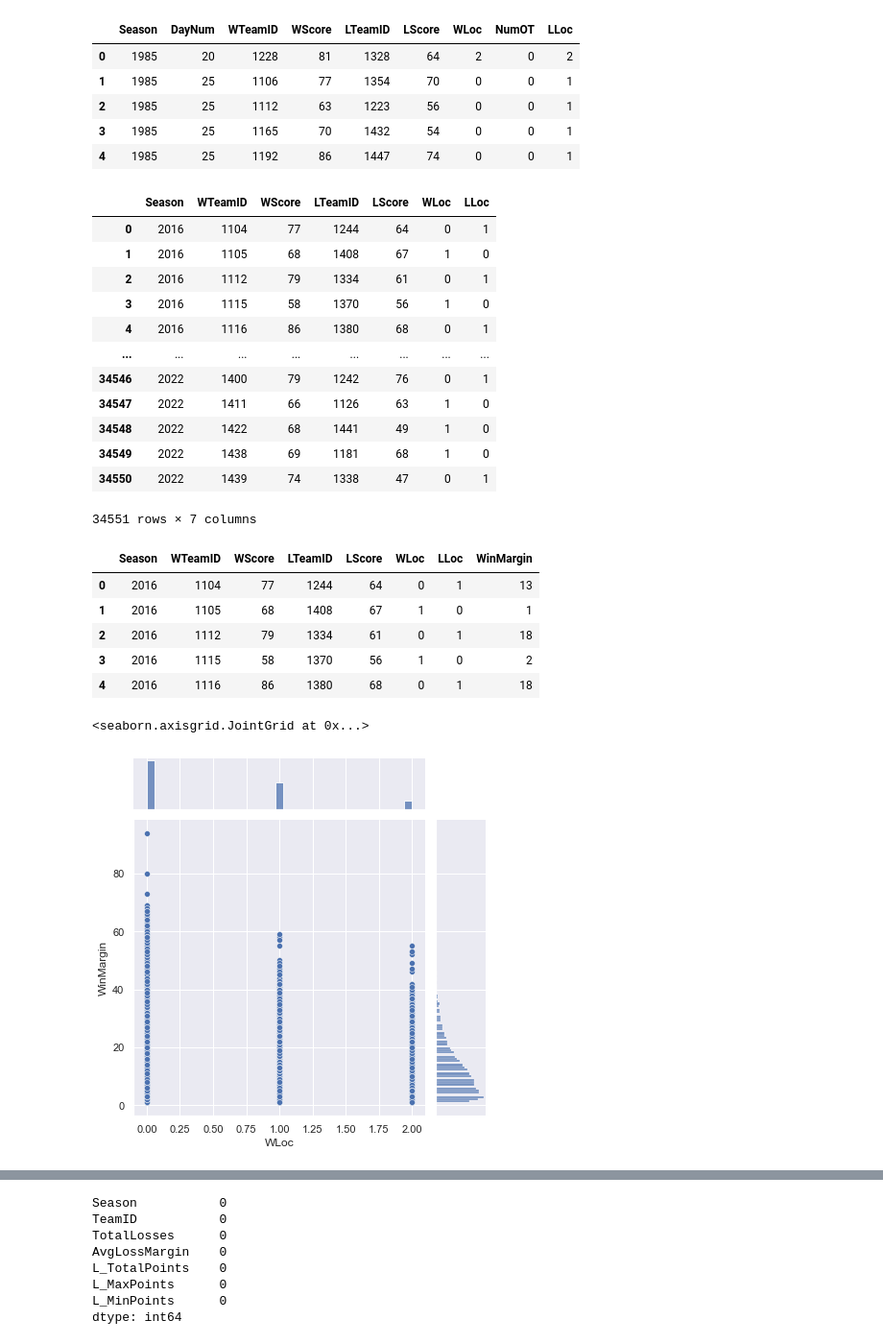
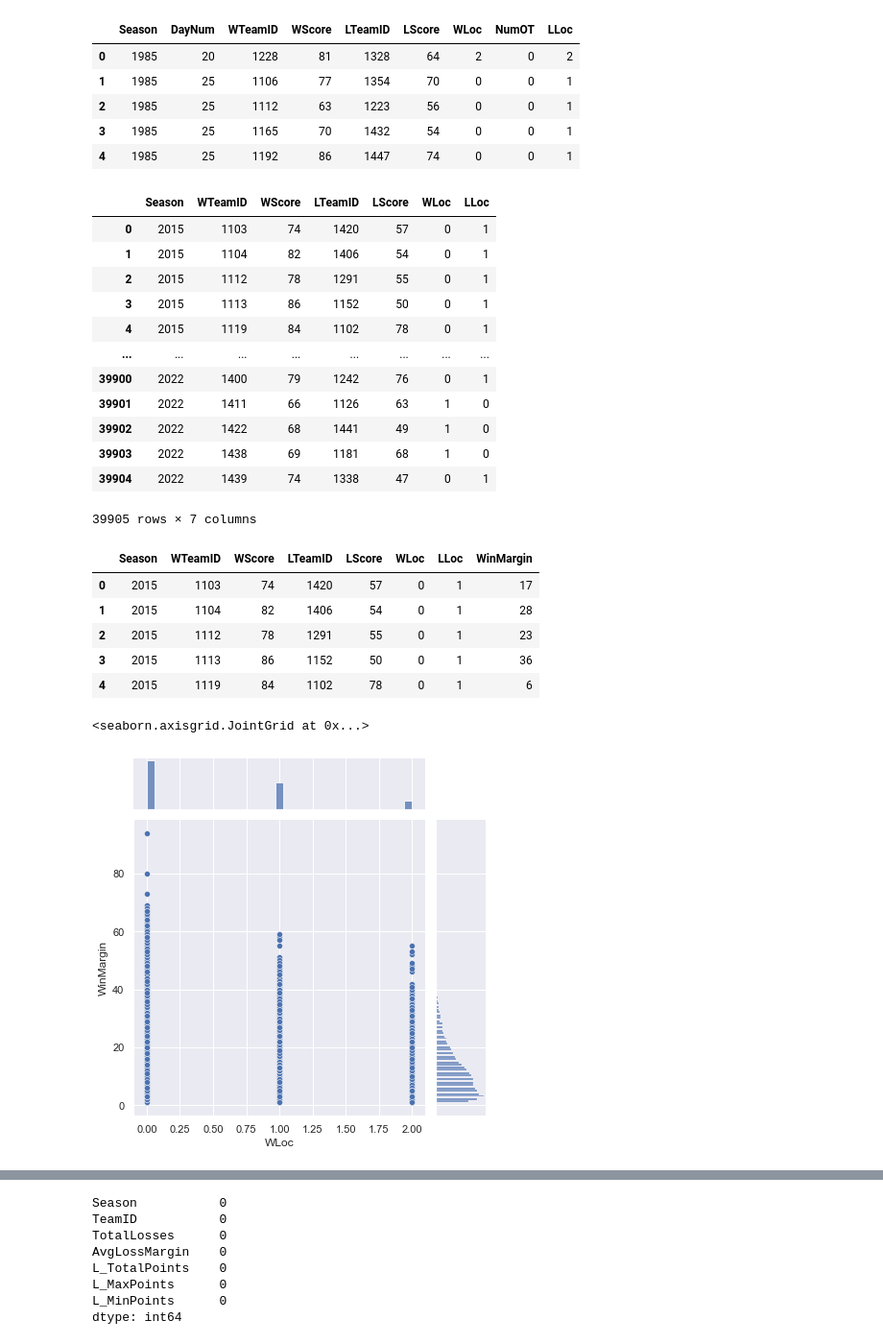
Before and after one commit to Spencer-Duncan/EECE-397B, a Jupyter notebook: Final Project/main.ipynb, the cells around one changed output, grey strips where cells are left out. Shown at 96% size. Cells and saved outputs as stored; diff of their text form; code cells hidden in the pictures.

```diff
--- a/Final Project/main.ipynb
+++ b/Final Project/main.ipynb
@@ -96,41 +96,41 @@ RSCR.head()
 # %%
 RSCR['NumOT'].value_counts()
 # This happens irregularly so is likely insignificant to the data results.
 # We can drop it
 RSCR.drop(['NumOT', 'DayNum'], axis=1, inplace=True)
-RSCR = RSCR[RSCR['Season'] >= 2016].reset_index(drop = True)
+RSCR = RSCR[RSCR['Season'] >= 2015].reset_index(drop = True)
 RSCR
 # %% [output]
 |  | Season | WTeamID | WScore | LTeamID | LScore | WLoc | LLoc |
-| 0 | 2016 | 1104 | 77 | 1244 | 64 | 0 | 1 |
-| 1 | 2016 | 1105 | 68 | 1408 | 67 | 1 | 0 |
-| 2 | 2016 | 1112 | 79 | 1334 | 61 | 0 | 1 |
-| 3 | 2016 | 1115 | 58 | 1370 | 56 | 1 | 0 |
-| 4 | 2016 | 1116 | 86 | 1380 | 68 | 0 | 1 |
+| 0 | 2015 | 1103 | 74 | 1420 | 57 | 0 | 1 |
+| 1 | 2015 | 1104 | 82 | 1406 | 54 | 0 | 1 |
+| 2 | 2015 | 1112 | 78 | 1291 | 55 | 0 | 1 |
+| 3 | 2015 | 1113 | 86 | 1152 | 50 | 0 | 1 |
+| 4 | 2015 | 1119 | 84 | 1102 | 78 | 0 | 1 |
 | ... | ... | ... | ... | ... | ... | ... | ... |
-| 34546 | 2022 | 1400 | 79 | 1242 | 76 | 0 | 1 |
-| 34547 | 2022 | 1411 | 66 | 1126 | 63 | 1 | 0 |
-| 34548 | 2022 | 1422 | 68 | 1441 | 49 | 1 | 0 |
-| 34549 | 2022 | 1438 | 69 | 1181 | 68 | 1 | 0 |
-| 34550 | 2022 | 1439 | 74 | 1338 | 47 | 0 | 1 |
+| 39900 | 2022 | 1400 | 79 | 1242 | 76 | 0 | 1 |
+| 39901 | 2022 | 1411 | 66 | 1126 | 63 | 1 | 0 |
+| 39902 | 2022 | 1422 | 68 | 1441 | 49 | 1 | 0 |
+| 39903 | 2022 | 1438 | 69 | 1181 | 68 | 1 | 0 |
+| 39904 | 2022 | 1439 | 74 | 1338 | 47 | 0 | 1 |
-34551 rows × 7 columns
+39905 rows × 7 columns
 # %%
 # Create a new column with the difference in points between winning and loosing team
 RSCR['WinMargin'] = RSCR['WScore'] - RSCR['LScore']
 RSCR.head()
 # %% [output]
 |  | Season | WTeamID | WScore | LTeamID | LScore | WLoc | LLoc | WinMargin |
-| 0 | 2016 | 1104 | 77 | 1244 | 64 | 0 | 1 | 13 |
-| 1 | 2016 | 1105 | 68 | 1408 | 67 | 1 | 0 | 1 |
-| 2 | 2016 | 1112 | 79 | 1334 | 61 | 0 | 1 | 18 |
-| 3 | 2016 | 1115 | 58 | 1370 | 56 | 1 | 0 | 2 |
-| 4 | 2016 | 1116 | 86 | 1380 | 68 | 0 | 1 | 18 |
+| 0 | 2015 | 1103 | 74 | 1420 | 57 | 0 | 1 | 17 |
+| 1 | 2015 | 1104 | 82 | 1406 | 54 | 0 | 1 | 28 |
+| 2 | 2015 | 1112 | 78 | 1291 | 55 | 0 | 1 | 23 |
+| 3 | 2015 | 1113 | 86 | 1152 | 50 | 0 | 1 | 36 |
+| 4 | 2015 | 1119 | 84 | 1102 | 78 | 0 | 1 | 6 |
 # %%
 # Breif data exploration
 sns.jointplot(x='WLoc',y='WinMargin',data=RSCR)
 # %% [output]
 <seaborn.axisgrid.JointGrid at 0x...>
-[figure, old version]
+[figure, new version]
 # %%
 # sns.heatmap(RSCR.drop(['WTeamID', 'LTeamID'], axis=1), yticklabels=False, cbar=False, cmap='viridis')
 # %%
```
Also changed, not shown: parts of 42 cells of this notebook.
